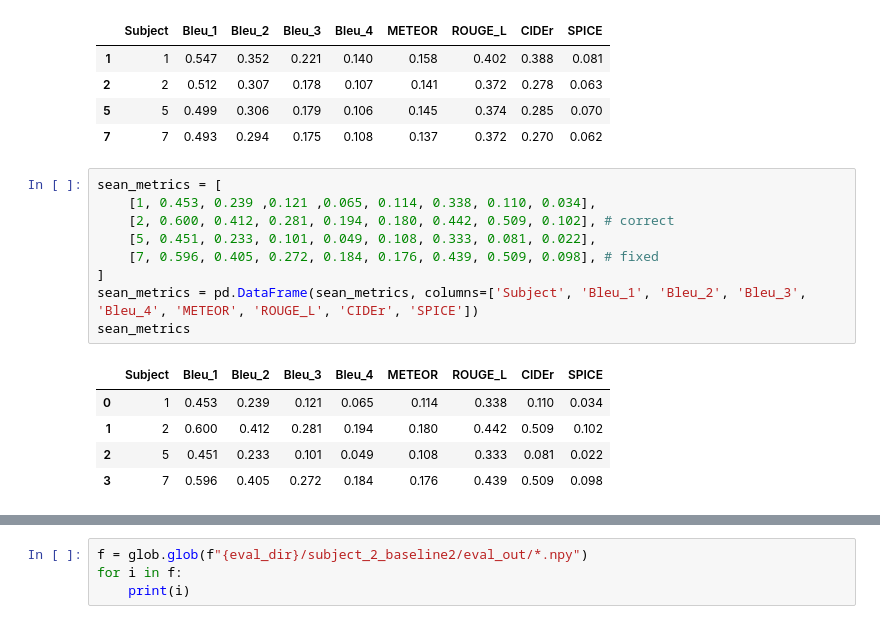
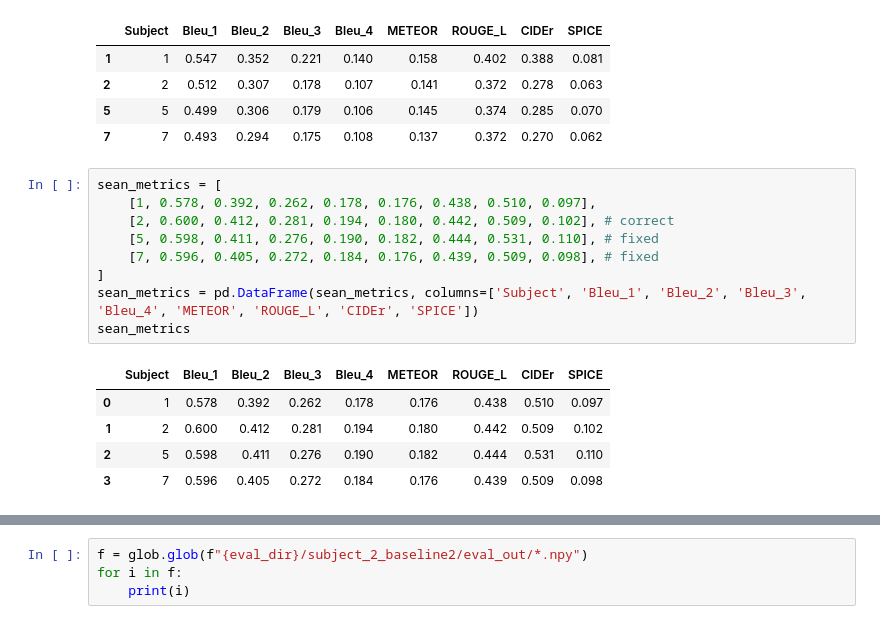
Before and after one commit to seang123/Masters-Thesis2, a Jupyter notebook: notebooks/2-Dirk-comparison.ipynb, the cells around one changed output, grey strips where cells are left out. Saved outputs shown, nothing was run; the diff lists cells and outputs as text.

```diff
--- a/notebooks/2-Dirk-comparison.ipynb
+++ b/notebooks/2-Dirk-comparison.ipynb
@@ -26,16 +30,16 @@ dirk_metrics
 | 7 | 7 | 0.493 | 0.294 | 0.175 | 0.108 | 0.137 | 0.372 | 0.270 | 0.062 |
 # %%
 sean_metrics = [
-    [1, 0.453, 0.239 ,0.121 ,0.065, 0.114, 0.338, 0.110, 0.034],
+    [1, 0.578, 0.392, 0.262, 0.178, 0.176, 0.438, 0.510, 0.097],
     [2, 0.600, 0.412, 0.281, 0.194, 0.180, 0.442, 0.509, 0.102], # correct
-    [5, 0.451, 0.233, 0.101, 0.049, 0.108, 0.333, 0.081, 0.022],
+    [5, 0.598, 0.411, 0.276, 0.190, 0.182, 0.444, 0.531, 0.110], # fixed
     [7, 0.596, 0.405, 0.272, 0.184, 0.176, 0.439, 0.509, 0.098], # fixed
 ]
 sean_metrics = pd.DataFrame(sean_metrics, columns=['Subject', 'Bleu_1', 'Bleu_2', 'Bleu_3', 'Bleu_4', 'METEOR', 'ROUGE_L', 'CIDEr', 'SPICE'])
 sean_metrics
 # %% [output]
 |  | Subject | Bleu_1 | Bleu_2 | Bleu_3 | Bleu_4 | METEOR | ROUGE_L | CIDEr | SPICE |
-| 0 | 1 | 0.453 | 0.239 | 0.121 | 0.065 | 0.114 | 0.338 | 0.110 | 0.034 |
+| 0 | 1 | 0.578 | 0.392 | 0.262 | 0.178 | 0.176 | 0.438 | 0.510 | 0.097 |
 | 1 | 2 | 0.600 | 0.412 | 0.281 | 0.194 | 0.180 | 0.442 | 0.509 | 0.102 |
-| 2 | 5 | 0.451 | 0.233 | 0.101 | 0.049 | 0.108 | 0.333 | 0.081 | 0.022 |
+| 2 | 5 | 0.598 | 0.411 | 0.276 | 0.190 | 0.182 | 0.444 | 0.531 | 0.110 |
 | 3 | 7 | 0.596 | 0.405 | 0.272 | 0.184 | 0.176 | 0.439 | 0.509 | 0.098 |
```
Also changed, not shown: parts of 18 cells of this notebook, 13 other files.
